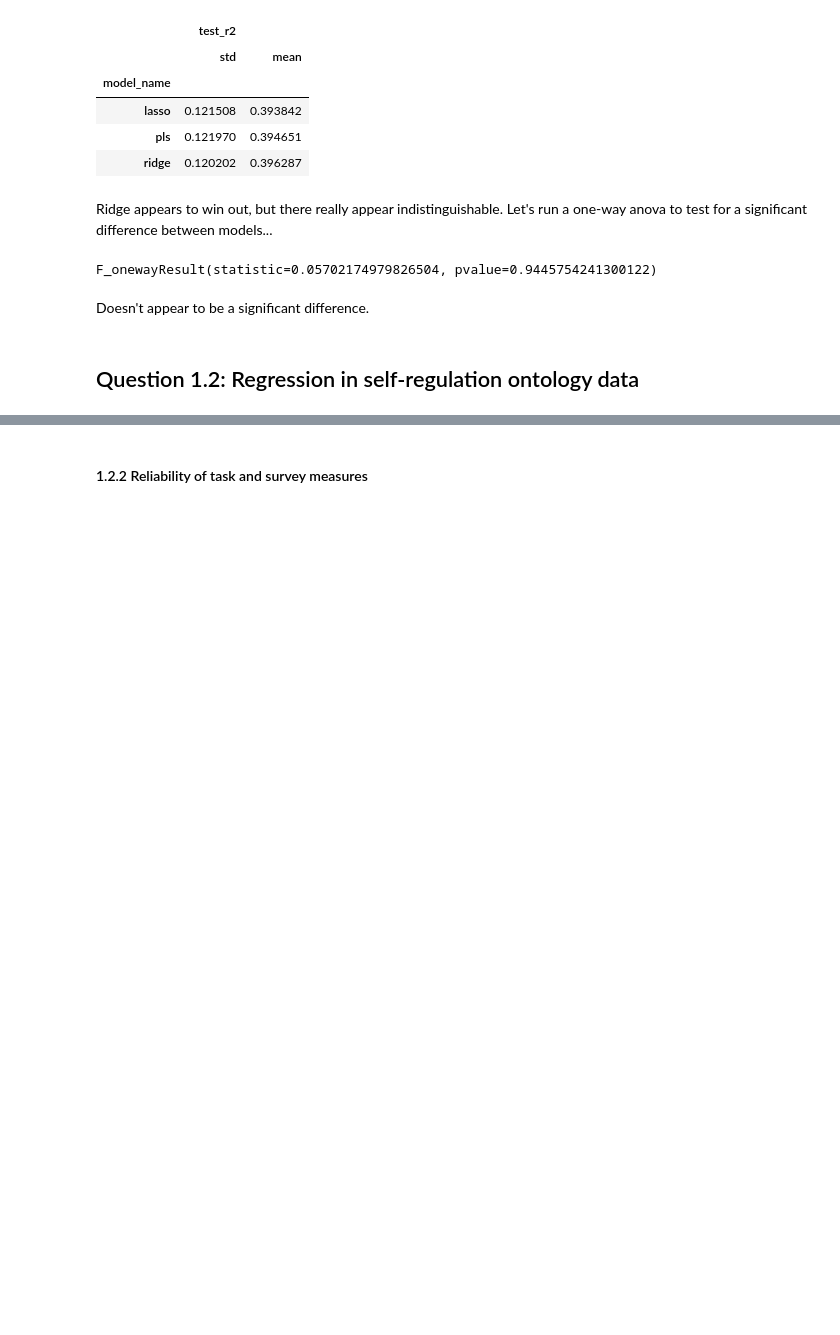
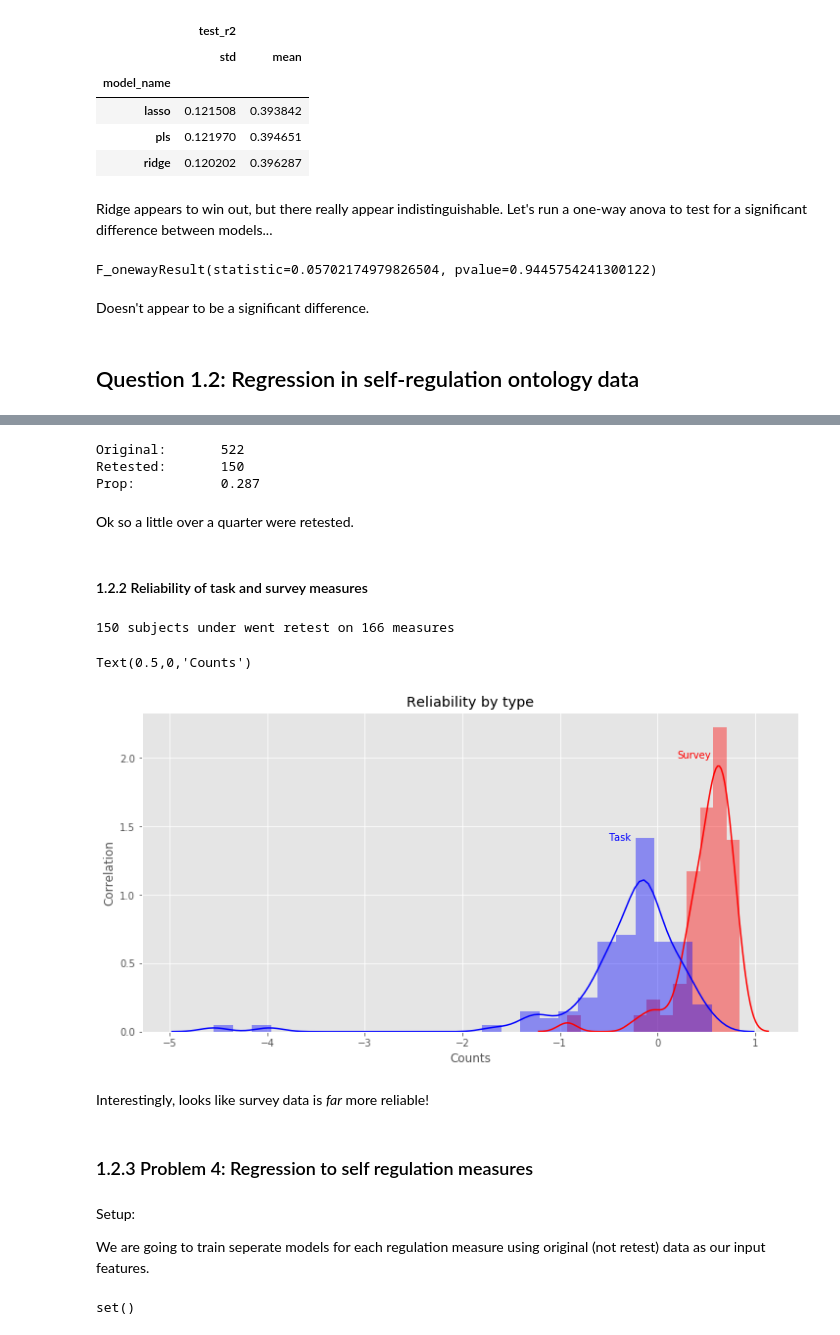
Before and after one commit to benpeloquin7/psych253, a Jupyter notebook: HW/hw2/hw2.ipynb, the cells around one changed output, grey strips where cells are left out. Cells and saved outputs as stored; diff of their text form; code cells hidden in the pictures; blank space fills up the shorter version.

Commit message:
working through last problem

```diff
--- a/HW/hw2/hw2.ipynb
+++ b/HW/hw2/hw2.ipynb
@@ -539,2 +551,80 @@ Doesn't appear to be a significant difference.
+# %%
+retested_subject_idxs = set(df_task_survey.subject_id) & set(df_retest_task_survey.subject_id)
+n_retested = len(retested_subject_idxs)
+total = len(set(df_task_survey.subject_id))
+print("Original:\t{}".format(total))
+print("Retested:\t{}".format(n_retested))
+print("Prop:\t\t{}".format(round(float(n_retested) / total, 3)))
+# %% [output]
+Original:       522
+Retested:       150
+Prop:           0.287
+# %% [markdown]
+Ok so a little over a quarter were retested.
 # %% [markdown]
 #### 1.2.2 Reliability of task and survey measures
+# %%
+# df_merged = df_task_survey.merge(df_retest_task_survey,
+#                                  on="subject_id", how='inner')
+df_task_survey['type'] = 'test'
+df_retest_task_survey['type'] = 'retest'
+# Just look at shared measures
+shared_cols = list(set(df_task_survey.columns) & set(df_retest_task_survey.columns))
+df_task_survey_shared = df_task_survey[shared_cols]
+df_retest_task_survey_shared = df_retest_task_survey[shared_cols]
+# Restrict data to retested subjects
+df_task_survey_shared = df_task_survey_shared[df_task_survey_shared['subject_id'].isin(retested_subject_idxs)]
+df_retest_task_survey_shared = df_retest_task_survey_shared[df_retest_task_survey_shared['subject_id'].isin(retested_subject_idxs)]
+
+assert df_task_survey_shared.shape == df_retest_task_survey_shared.shape
+print("{} subjects under went retest on {} measures".format(*df_task_survey_shared.shape))
+# %% [output]
+150 subjects under went retest on 166 measures
+# %%
+d_survey = []
+valid_survey_cols = set(survey_cols) & set(shared_cols)
+for survey_measure in valid_survey_cols:
+    v1 = df_task_survey_shared[[survey_measure]].values.squeeze()
+    v2 = df_retest_task_survey_shared[[survey_measure]].squeeze()
+    d_survey.append({
+        "type": "survey",
+        "r2": r_squared(v1, v2),
+        "measure": survey_measure
+    })
+df_survey_reliability = pd.DataFrame(d_survey)
+
+d_task = []
+valid_task_cols = set(task_cols) & set(shared_cols)
+for task_measure in valid_task_cols:
+    v1 = df_task_survey_shared[[task_measure]].values.squeeze()
+    v2 = df_retest_task_survey_shared[[task_measure]].squeeze()
+    d_task.append({
+        "type": "task",
+        "r2": r_squared(v1, v2),
+        "measure": task_measure
+    })
+df_task_reliability = pd.DataFrame(d_task)
+# %%
+plt.figure(figsize=(12, 6))
+sns.distplot(df_survey_reliability.r2, color='red')
+plt.text(0.2, 2, "Survey", {'color': 'red'})
+sns.distplot(df_task_reliability.r2, color='blue')
+plt.text(-0.5, 1.4, "Task", {'color': 'blue'})
+plt.title("Reliability by type")
+plt.ylabel("Correlation")
+plt.xlabel("Counts")
+# %% [output]
+Text(0.5,0,'Counts')
+[figure, added]
+# %% [markdown]
+Interestingly, looks like survey data is *far* more reliable!
+# %% [markdown]
+### 1.2.3 Problem 4: Regression to self regulation measures
+# %% [markdown]
+Setup:
+
+We are going to train seperate models for each regulation measure using original (not retest) data as our input features.
+# %%
+set(df_task_survey.subject_id) - set(df_regulation.subject_id)
+# %% [output]
+set()
```
Also changed, not shown: parts of 6 cells of this notebook, 1 other file.
